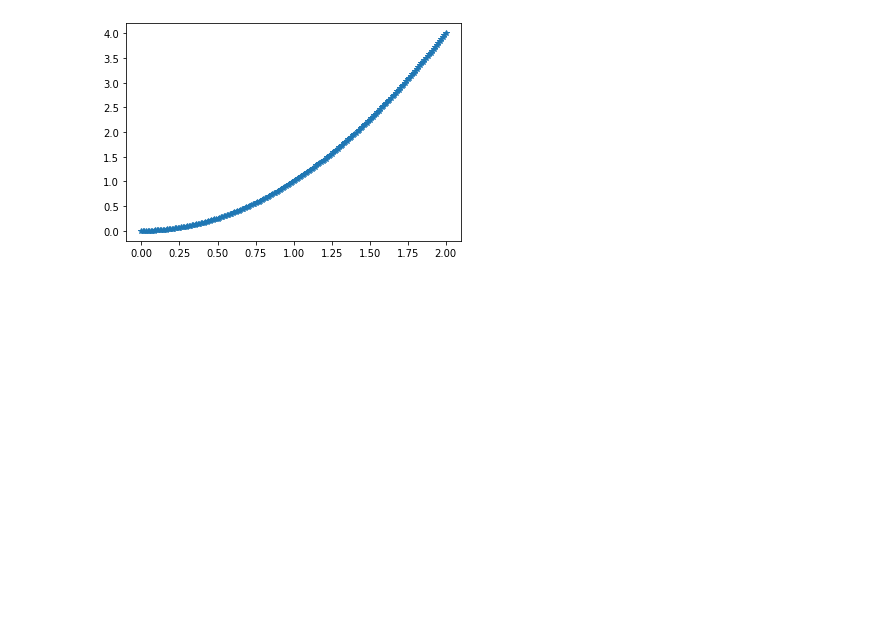
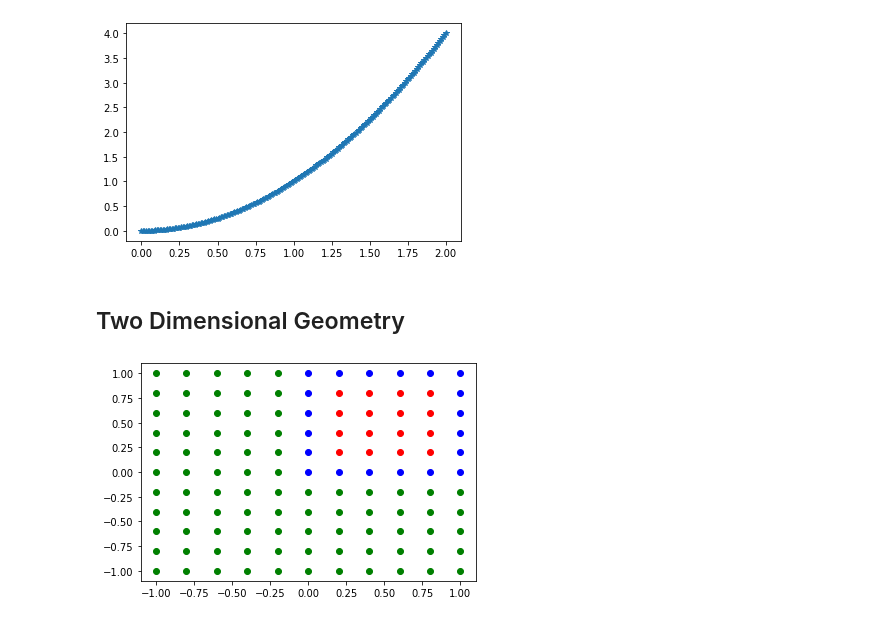
Before and after one commit to UZerbinati/Suite, a Jupyter notebook: Docs/Geo/Geometry1D.ipynb, the cells around one changed output. Saved outputs shown, nothing was run; the diff lists cells and outputs as text; code cells hidden in the pictures; blank space fills up the shorter version.

Commit message:
Added support for 2D geometry and meshing

```diff
--- a/Docs/Geo/Geometry1D.ipynb
+++ b/Docs/Geo/Geometry1D.ipynb
@@ -109,3 +109,23 @@ Integrate(f,mesh)
 # %% [output]
 [2.6730158730158724]
 [figure]
+# %% [markdown]
+## Two Dimensional Geometry
+# %%
+Geo = Geometry(2);
+def distSquare(P):
+    """
+    y2 -> *----------*
+           |          |
+           |          |
+           |          |
+    y1 -> *----------*
+           ^          ^
+           |x1        |x2
+    """
+    x1 = 0; x2 = 1; y1 = 0; y2=1;
+    return max([P[0]-x2,x1-P[0],P[1]-y2,y1-P[1]])
+Geo.add(distSquare)
+GeoDraw(Geo,[[-1,1],[-1,1]],10)
+# %% [output]
+[figure, added]
```
Also changed, not shown: parts of 1 cell of this notebook, 26 other files.
